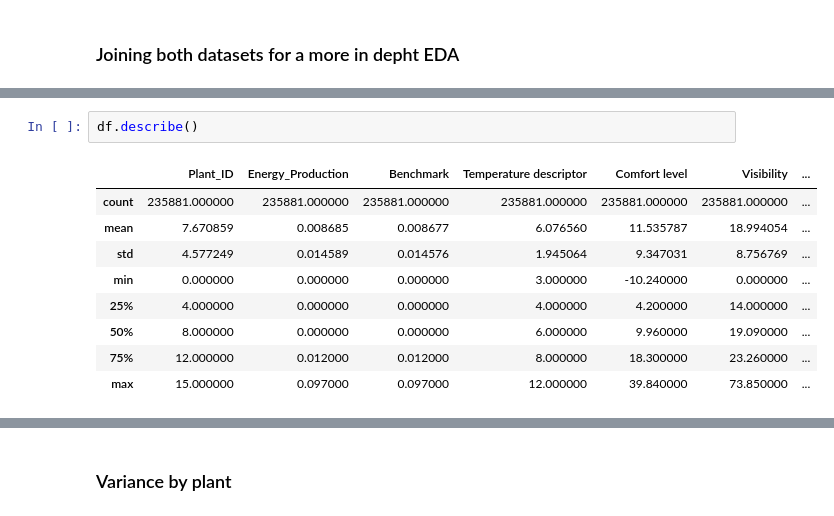
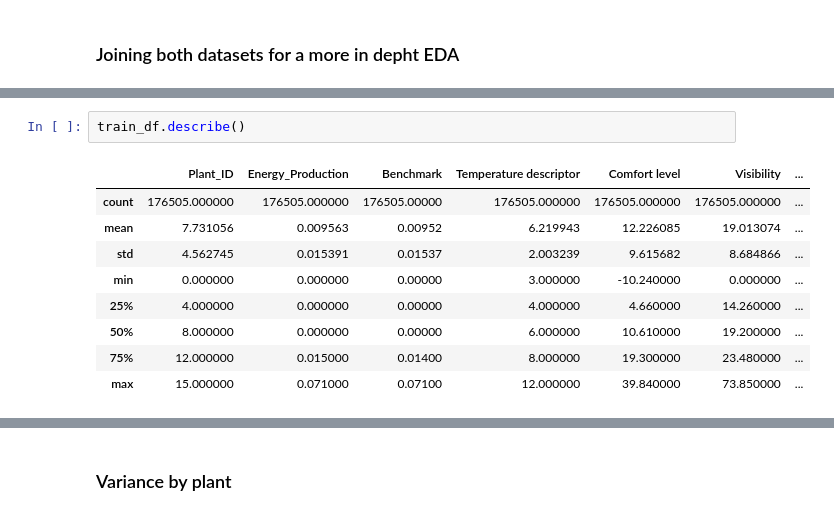
Before and after one commit to emschutt/Energy-Production-Forecasting, a Jupyter notebook: project_v0.ipynb, the cells around one changed output, grey strips where cells are left out. Drawn from its saved outputs; the diff is of its cells as text.

```diff
--- a/project_v0.ipynb
+++ b/project_v0.ipynb
@@ -96,15 +89,15 @@ df.shape
 # %%
-df.describe()
+train_df.describe()
 # %% [output]
 |  | Plant_ID | Energy_Production | Benchmark | Temperature descriptor | Comfort level | Visibility | ... |
-| count | 235881.000000 | 235881.000000 | 235881.000000 | 235881.000000 | 235881.000000 | 235881.000000 | ... |
-| mean | 7.670859 | 0.008685 | 0.008677 | 6.076560 | 11.535787 | 18.994054 | ... |
-| std | 4.577249 | 0.014589 | 0.014576 | 1.945064 | 9.347031 | 8.756769 | ... |
-| min | 0.000000 | 0.000000 | 0.000000 | 3.000000 | -10.240000 | 0.000000 | ... |
-| 25% | 4.000000 | 0.000000 | 0.000000 | 4.000000 | 4.200000 | 14.000000 | ... |
-| 50% | 8.000000 | 0.000000 | 0.000000 | 6.000000 | 9.960000 | 19.090000 | ... |
-| 75% | 12.000000 | 0.012000 | 0.012000 | 8.000000 | 18.300000 | 23.260000 | ... |
-| max | 15.000000 | 0.097000 | 0.097000 | 12.000000 | 39.840000 | 73.850000 | ... |
+| count | 176505.000000 | 176505.000000 | 176505.00000 | 176505.000000 | 176505.000000 | 176505.000000 | ... |
+| mean | 7.731056 | 0.009563 | 0.00952 | 6.219943 | 12.226085 | 19.013074 | ... |
+| std | 4.562745 | 0.015391 | 0.01537 | 2.003239 | 9.615682 | 8.684866 | ... |
+| min | 0.000000 | 0.000000 | 0.00000 | 3.000000 | -10.240000 | 0.000000 | ... |
+| 25% | 4.000000 | 0.000000 | 0.00000 | 4.000000 | 4.660000 | 14.260000 | ... |
+| 50% | 8.000000 | 0.000000 | 0.00000 | 6.000000 | 10.610000 | 19.200000 | ... |
+| 75% | 12.000000 | 0.015000 | 0.01400 | 8.000000 | 19.300000 | 23.480000 | ... |
+| max | 15.000000 | 0.071000 | 0.07100 | 12.000000 | 39.840000 | 73.850000 | ... |
 # %%
 fig, axes = plt.subplots(1, 2, figsize=(12, 5), sharey=False)
 
```
Also changed, not shown: parts of 24 cells of this notebook.
